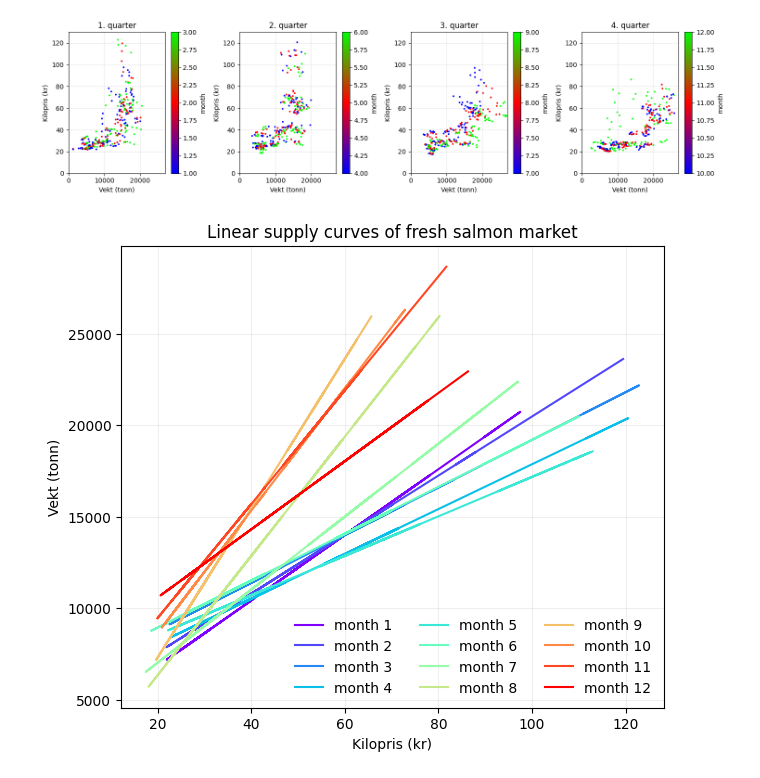
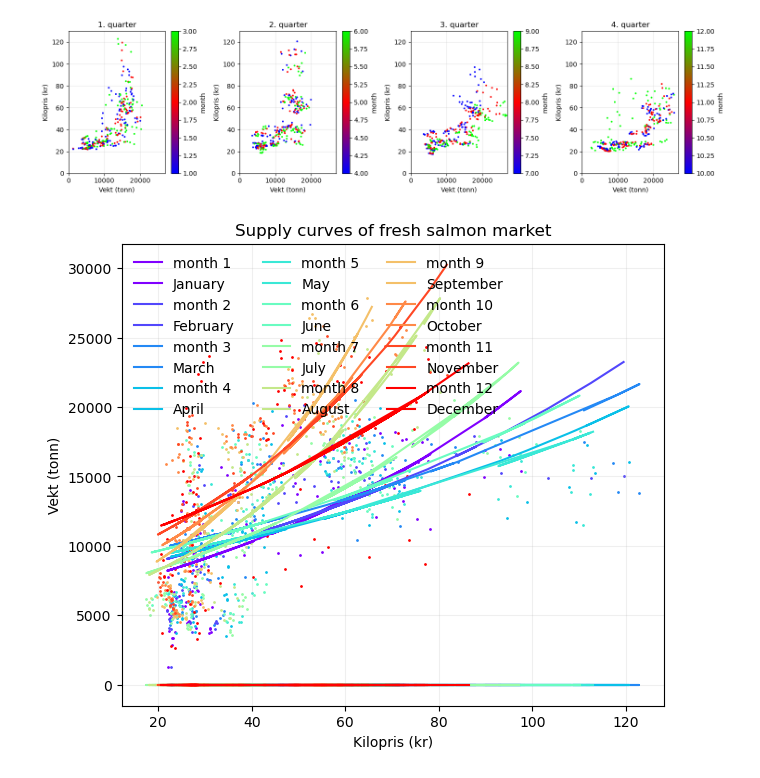
Before and after one commit to jonedamas/data_science_projects, a Jupyter notebook: projects/salmon_price_prediction/supply_demand_salmon.ipynb, the cells around one changed output. Saved outputs shown, nothing was run; the diff lists cells and outputs as text; code cells hidden in the pictures.

```diff
--- a/projects/salmon_price_prediction/supply_demand_salmon.ipynb
+++ b/projects/salmon_price_prediction/supply_demand_salmon.ipynb
@@ -75,24 +75,32 @@ fig.tight_layout()
 # %% [output]
 [figure]
 # %%
+months = ['January', 'February', 'March', 'April', 'May', 'June', 'July', 'August', 'September', 'October', 'November', 'December']
 
-def linear_supply_curve(price, a, b):
-    return a + b * price
+
+def log_linear_demand(price, a, b):
+    return np.exp(a) * np.exp(-b * price)
+
+def log_linear_supply(price, a, b):
+    return np.exp(a) *  np.exp(b * price)
 
 colors = plt.cm.rainbow(np.linspace(0, 1, 12))
 
 fig, ax = plt.subplots(figsize=(7, 6))
 
 for i, month in enumerate(data['month'].unique()):
     selected = data.loc[data['month'] == month]
-    params, covariance = curve_fit(linear_supply_curve, selected['Kilopris (kr)'], selected['Vekt (tonn)'])
+    params_d, covariance_d = curve_fit(log_linear_demand, selected['Kilopris (kr)'], selected['Vekt (tonn)'])
+    params_s, covariance_s = curve_fit(log_linear_supply, selected['Kilopris (kr)'], selected['Vekt (tonn)'])
 
-    ax.plot(selected['Kilopris (kr)'], linear_supply_curve(selected['Kilopris (kr)'], *params), label=f'month {month}', color=colors[i])
+    ax.plot(selected['Kilopris (kr)'], log_linear_demand(selected['Kilopris (kr)'], *params_d), label=f'month {month}', color=colors[i])
+    ax.plot(selected['Kilopris (kr)'], log_linear_supply(selected['Kilopris (kr)'], *params_s), label=months[i], color=colors[i])
+    ax.scatter(selected['Kilopris (kr)'], selected['Vekt (tonn)'], s=1, color=colors[i])
 
-ax.set_title('Linear supply curves of fresh salmon market')
+ax.set_title('Supply curves of fresh salmon market')
 ax.set_xlabel('Kilopris (kr)')
 ax.set_ylabel('Vekt (tonn)')
 ax.grid(alpha=0.2)
 ax.legend(ncol=3, frameon=False);
 # %% [output]
-[figure, old version]
+[figure, new version]
```
Also changed, not shown: parts of 2 cells of this notebook, 3 other files.
